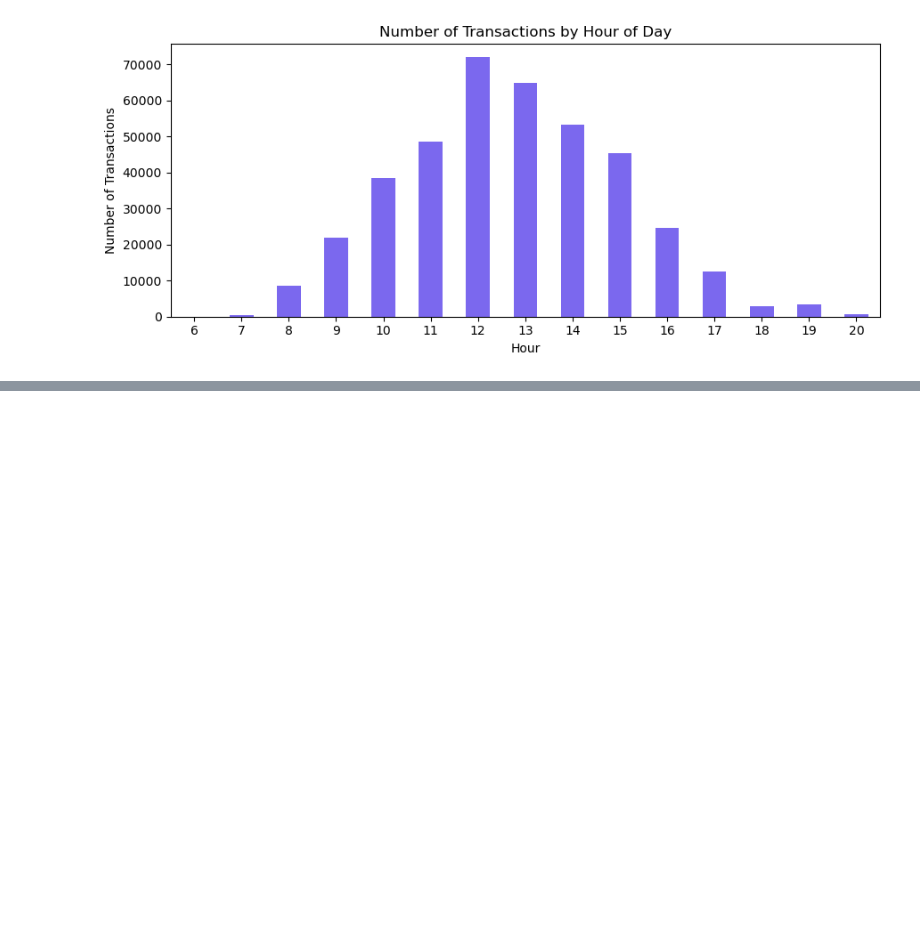
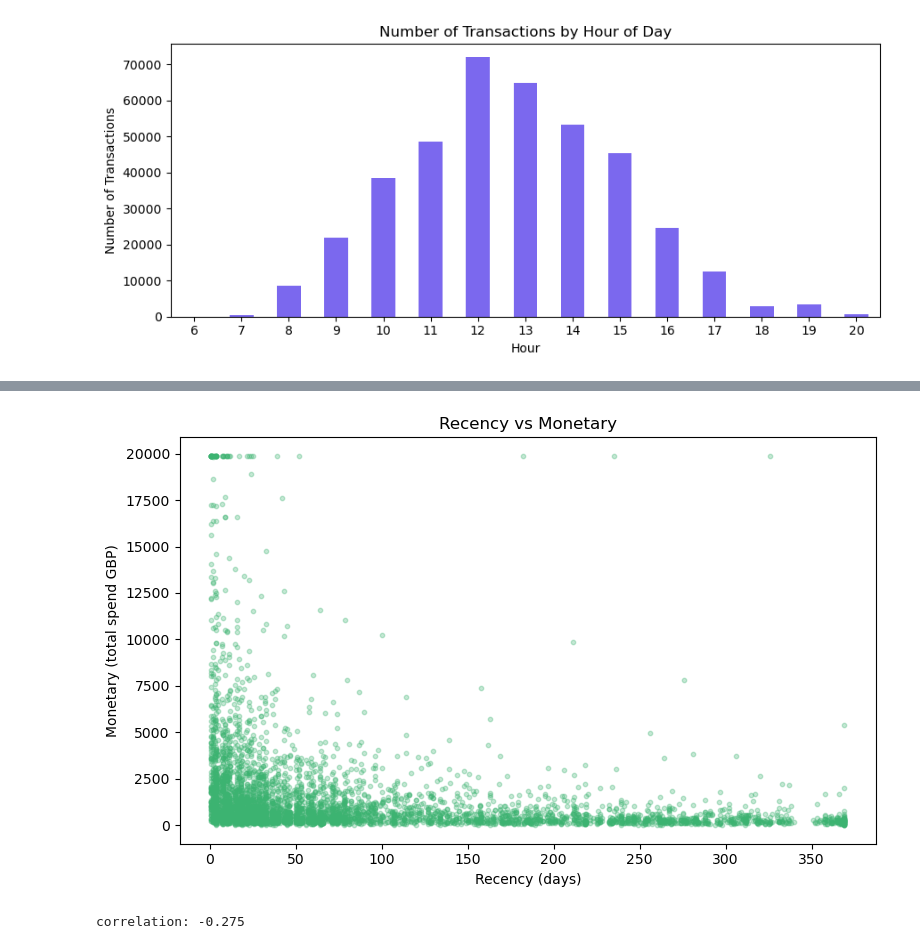
Before and after one commit to Lysitheatsu/PracDataSci, a Jupyter notebook: Assignment2/Assignment2.ipynb, the cells around one changed output, grey strips where cells are left out. Saved outputs shown, nothing was run; the diff lists cells and outputs as text; code cells hidden in the pictures; blank space fills up the shorter version.

```diff
--- a/Assignment2/Assignment2.ipynb
+++ b/Assignment2/Assignment2.ipynb
@@ -376,0 +412,16 @@ plt.show()
+# %%
+# Plots  Recency vs Monetary
+plt.figure(figsize=(8, 5))
+plt.scatter(rfm['Recency'], rfm['Monetary'], alpha=0.3, s=10, color='mediumseagreen')
+plt.title('Recency vs Monetary')
+plt.xlabel('Recency (days)')
+plt.ylabel('Monetary (total spend GBP)')
+plt.tight_layout()
+plt.savefig('figures/fig_recency_monetary.png')
+plt.show()
+
+corr = rfm['Recency'].corr(rfm['Monetary'])
+print('correlation:', round(corr, 3))
+# %% [output]
+[figure, added]
+correlation: -0.275
```
Also changed, not shown: parts of 10 cells of this notebook, 10 other files.
